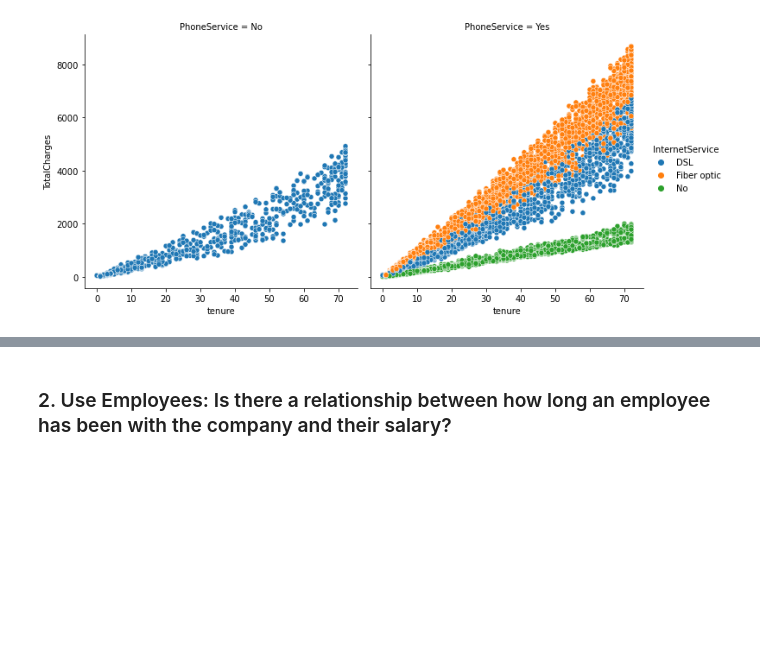
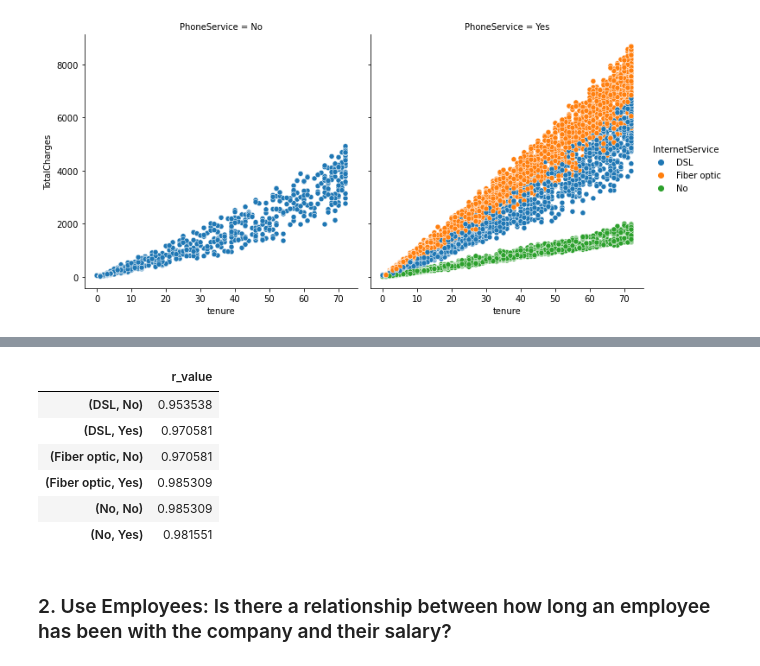
Before and after one commit to jesse-d-marder/statistics-exercises, a Jupyter notebook: hypothesis_testing.ipynb, the cells around one changed output, grey strips where cells are left out. Cells and saved outputs as stored; diff of their text form; code cells hidden in the pictures; blank space fills up the shorter version.

```diff
--- a/hypothesis_testing.ipynb
+++ b/hypothesis_testing.ipynb
@@ -413,3 +414,15 @@ r_values
+# %%
+rdf = pd.DataFrame.from_dict(r_values,orient='index',columns=['r_value'])
+# %%
+rdf
+# %% [output]
+|  | r_value |
+| (DSL, No) | 0.953538 |
+| (DSL, Yes) | 0.970581 |
+| (Fiber optic, No) | 0.970581 |
+| (Fiber optic, Yes) | 0.985309 |
+| (No, No) | 0.985309 |
+| (No, Yes) | 0.981551 |
 # %% [markdown]
 ### 2. Use Employees: Is there a relationship between how long an employee has been with the company and their salary?
 # %% [markdown]
```
Also changed, not shown: parts of 1 cell of this notebook.
